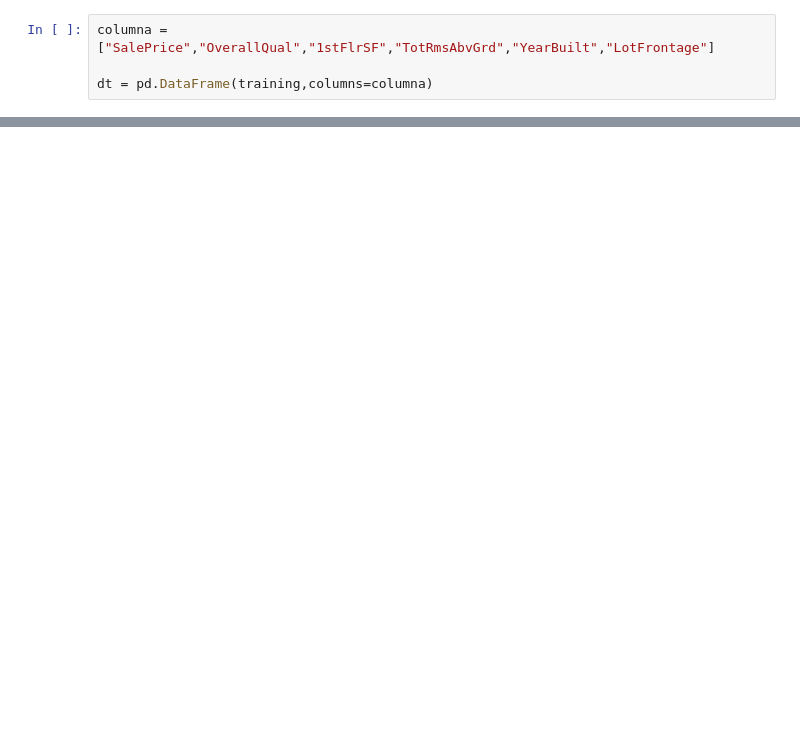
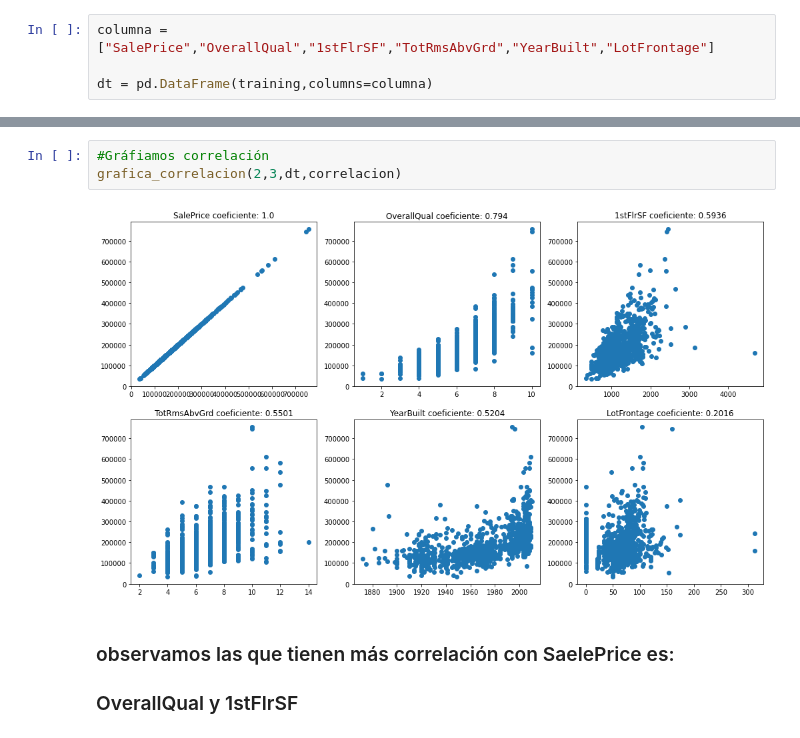
Before and after one commit to amartinez16/Galileo_2022, a Jupyter notebook: Proyecto.ipynb, the cells around one changed output, grey strips where cells are left out. Drawn from its saved outputs; the diff is of its cells as text; blank space fills up the shorter version.

```diff
--- a/Proyecto.ipynb
+++ b/Proyecto.ipynb
@@ -67,0 +108,8 @@ def grafica_correlacion(filas, columnas,dato,correla):
+# %%
+#Gráfiamos correlación
+grafica_correlacion(2,3,dt,correlacion)
+# %% [output]
+[figure, added]
+# %% [markdown]
+### observamos las que tienen más correlación con SaelePrice es:
+### OverallQual  y 1stFlrSF
```
Also changed, not shown: parts of 19 cells of this notebook.
